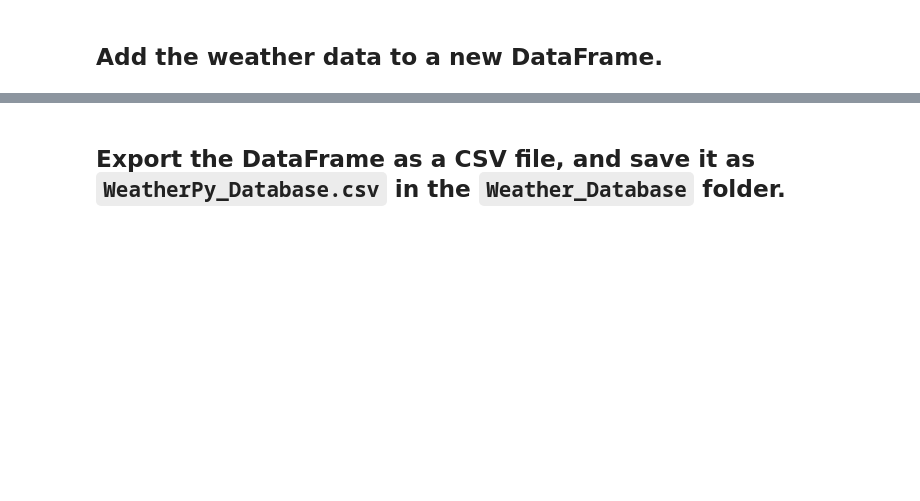
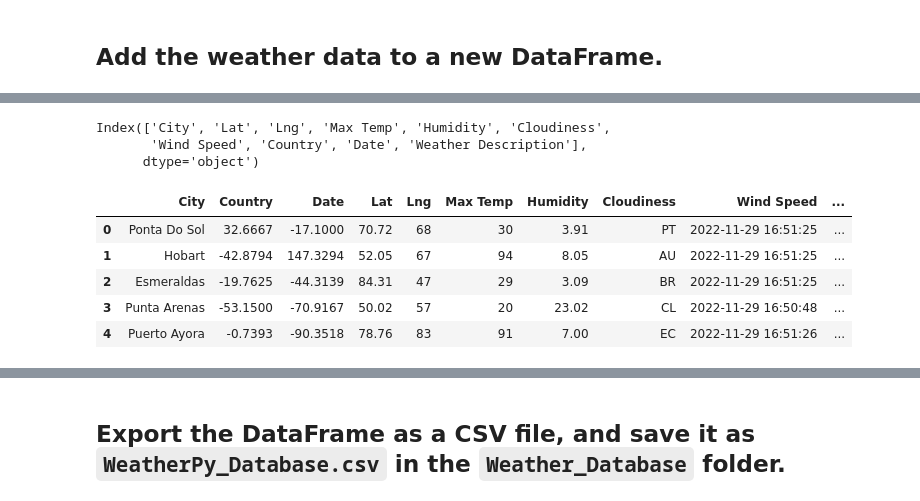
Before and after one commit to natehahn/World_Weather_Analysis, a Jupyter notebook: Module 6 Challenge/Weather_Database/Weather_Database.ipynb, the cells around one changed output, grey strips where cells are left out. Saved outputs shown, nothing was run; the diff lists cells and outputs as text; code cells hidden in the pictures; blank space fills up the shorter version.

```diff
--- a/Module 6 Challenge/Weather_Database/Weather_Database.ipynb
+++ b/Module 6 Challenge/Weather_Database/Weather_Database.ipynb
@@ -46,3 +46,5 @@ lat_lngs = zip(lats, lngs)
 # %%
 # Add the latitudes and longitudes to a list
 coordinates = list(lat_lngs)
+for coordinate in coordinates:
+    print(coordinate[0], coordinate[1])
@@ -133,7 +170,7 @@ for i, city in enumerate(cities):
         city_clouds = city_weather["clouds"]["all"]
         city_wind = city_weather["wind"]["speed"]
         city_country = city_weather["sys"]["country"]
-        weather_desccription = city_weather["weather"]["description"]
+        weather_description = city_weather["weather"][0]["description"]
 
         # Convert the date to ISO standard.
         city_date = datetime.utcfromtimestamp(city_weather["dt"]).strftime('%Y-%m-%d %H:%M:%S')
@@ -169,7 +222,7 @@ len(city_data)
 ## Add the weather data to a new DataFrame.
 # %%
 # Use the city_data list to create a new pandas DataFrame.
-city_data_df = city_data_df = pd.DataFrame(city_data)
+city_data_df = pd.DataFrame(city_data)
 # %%
 # Display sample data
 city_data_df.head(10)
@@ -176,17 +241,28 @@ city_data_df.head(10)
 # %%
 # Display the DataFrame's column names using the columns Pandas function
 city_data_df.columns
+# %% [output]
+Index(['City', 'Lat', 'Lng', 'Max Temp', 'Humidity', 'Cloudiness',
+       'Wind Speed', 'Country', 'Date', 'Weather Description'],
+      dtype='object')
 # %%
 # Create a list to reorder the column names as follows:
 # "City", "Country", "Lat", "Lng", "Max Temp", "Humidity",  "Cloudiness", "Wind Speed",  "Current Description"
-city_columns = {"City", "Country", "Date", "Lat", "Lng", "Max Temp", "Humidity", "Cloudiness",
-                                 "Wind Speed", "Current Description"}
+columns = ["City", "Country", "Date", "Lat", "Lng", "Max Temp", "Humidity", "Cloudiness",
+                                 "Wind Speed", "Current Description"]
 
 # Recreate the DataFrame by using the new column order
-city_data_df = pd.DataFrame(columns=city_columns)
+city_data_df.columns = columns
 
 # Display sample data
 city_data_df.head()
+# %% [output]
+|  | City | Country | Date | Lat | Lng | Max Temp | Humidity | Cloudiness | Wind Speed | ... |
+| 0 | Ponta Do Sol | 32.6667 | -17.1000 | 70.72 | 68 | 30 | 3.91 | PT | 2022-11-29 16:51:25 | ... |
+| 1 | Hobart | -42.8794 | 147.3294 | 52.05 | 67 | 94 | 8.05 | AU | 2022-11-29 16:51:25 | ... |
+| 2 | Esmeraldas | -19.7625 | -44.3139 | 84.31 | 47 | 29 | 3.09 | BR | 2022-11-29 16:51:25 | ... |
+| 3 | Punta Arenas | -53.1500 | -70.9167 | 50.02 | 57 | 20 | 23.02 | CL | 2022-11-29 16:50:48 | ... |
+| 4 | Puerto Ayora | -0.7393 | -90.3518 | 78.76 | 83 | 91 | 7.00 | EC | 2022-11-29 16:51:26 | ... |
 # %%
 # Display the data types of each column by using the dtypes Pandas function
 city_data_df.dtypes
```
Also changed, not shown: parts of 7 cells of this notebook, 2 other files.
